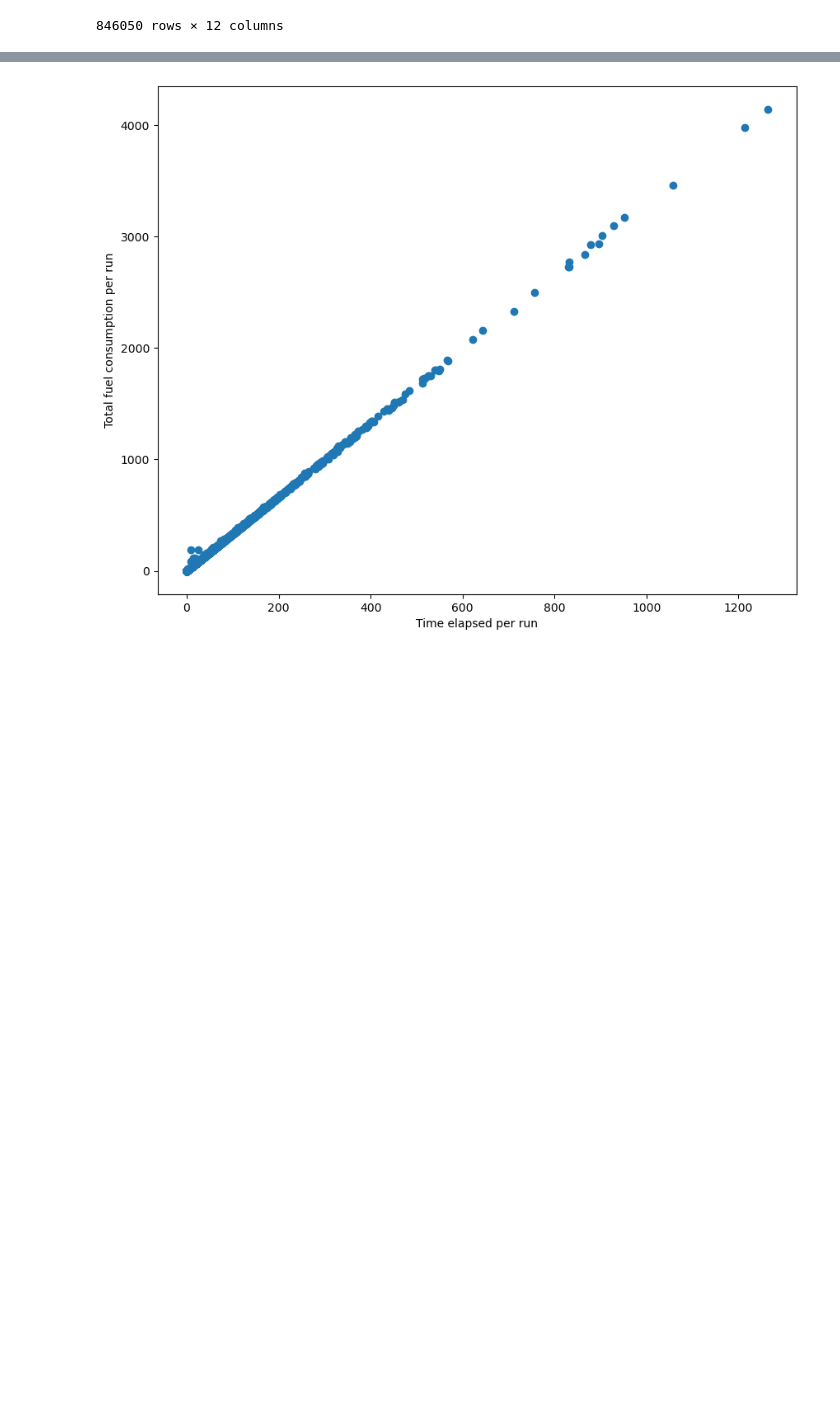
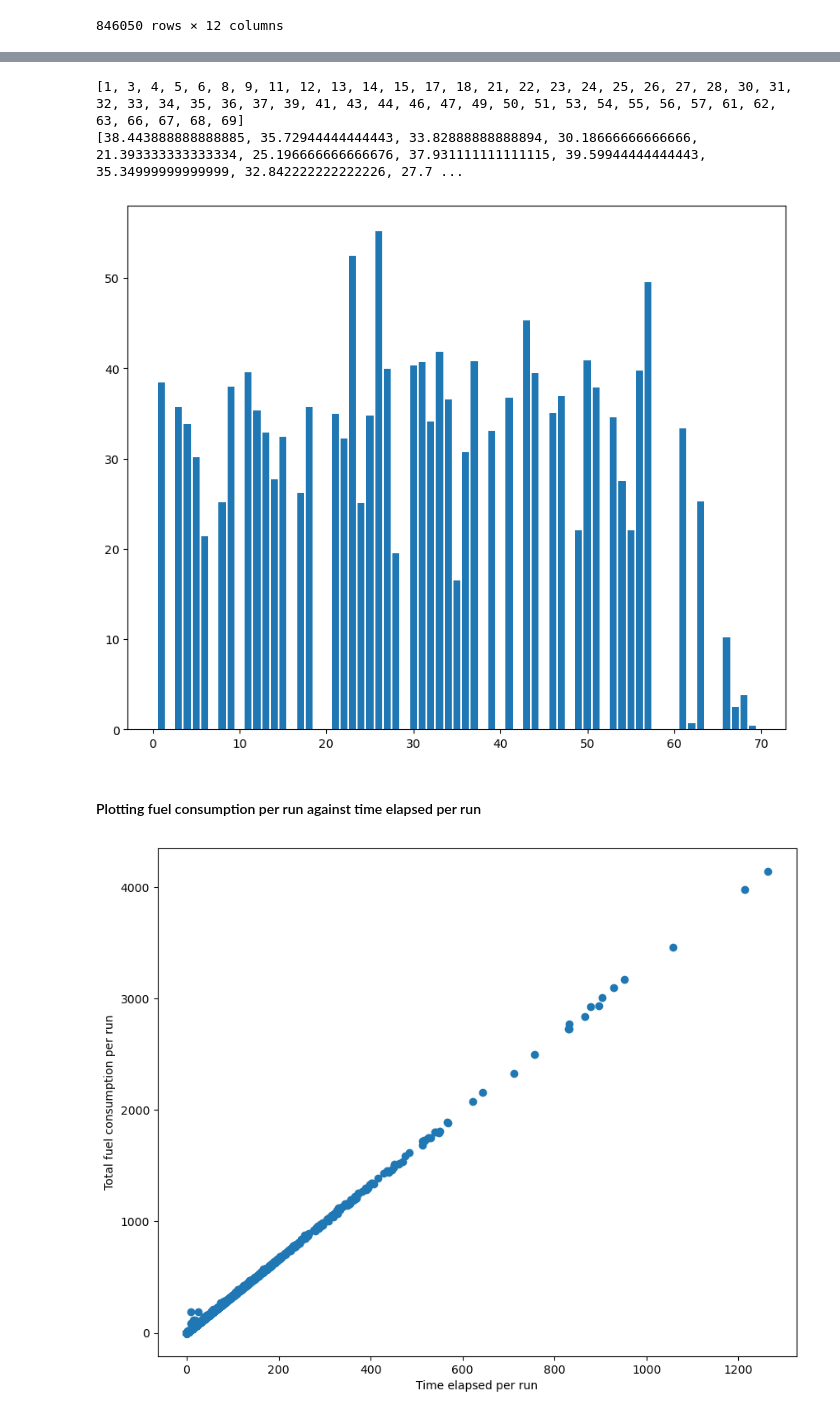
Before and after one commit to baumannkev/QDS_Hacks, a Jupyter notebook: Tracy_QDS_2023.ipynb, the cells around one changed output, grey strips where cells are left out. Cells and saved outputs as stored; diff of their text form; code cells hidden in the pictures; blank space fills up the shorter version.

```diff
--- a/Tracy_QDS_2023.ipynb
+++ b/Tracy_QDS_2023.ipynb
@@ -266,0 +321,4 @@ Total records of TRUCK TYPE 3: 652011
+# %%
+# Sort the cleaned dataset by timestamp
+df_sorted_by_time = df_copy.sort_values(by='TIMESTAMP')
+df_sorted_by_time
@@ -295,21 +419,3 @@ for index, row in df_new.iterrows():
     if (index < 846049) and ((df_new.iloc[index]["TRUCK_ID"] != df_new.iloc[index + 1]["TRUCK_ID"]) or (df_new.iloc[index]["TIMESTAMP"] > df_new.iloc[index + 1]["TIMESTAMP"]) or(((np.datetime64(df_new.iloc[index + 1]["TIMESTAMP"]) - np.datetime64(df_new.iloc[index]["TIMESTAMP"]))/np.timedelta64(1, 'm')) > 10)):
         df_collection_run.append(df_new.iloc[temp_start_index:index+1])
         temp_start_index = index + 1
-# %%
-fuel_consumption = []
-counter = 0
-
-for df in df_collection_run:
-    avg_fuel_rate = sum(df['FUEL_RATE']) / len(df)
-
-    start_time = df.iloc[0]["TIMESTAMP"]
-    end_time = df.iloc[-1]["TIMESTAMP"]
-
-    time_diff = np.datetime64(end_time) - np.datetime64(start_time)
-    time_diff_in_hours = time_diff / np.timedelta64(1, 'h')
-
-    fuel_consumption.append((counter,(avg_fuel_rate * time_diff_in_hours)))
-
-    counter = counter + 1
-
-fuel_consumption
@@ -334,3 +484,33 @@ fuel_consumption
+# %%
+truck_id_to_unproductive_time = []
+
+for unique_id in truck_list:
+    temp_sum = 0
+    for run in sum_nonproductive_time_per_run:
+        if run[0] == unique_id:
+            temp_sum += run[1]
+    truck_id_to_unproductive_time.append((unique_id,temp_sum/60))
+
+unique_truck = []
+time_sum = []
+
+for item in truck_id_to_unproductive_time:
+    unique_truck.append(item[0])
+    time_sum.append(item[1])
+
+print(unique_truck)
+print(time_sum)
+# %% [output]
+[1, 3, 4, 5, 6, 8, 9, 11, 12, 13, 14, 15, 17, 18, 21, 22, 23, 24, 25, 26, 27, 28, 30, 31, 32, 33, 34, 35, 36, 37, 39, 41, 43, 44, 46, 47, 49, 50, 51, 53, 54, 55, 56, 57, 61, 62, 63, 66, 67, 68, 69]
+[38.443888888888885, 35.72944444444443, 33.82888888888894, 30.18666666666666, 21.393333333333334, 25.196666666666676, 37.931111111111115, 39.59944444444443, 35.34999999999999, 32.842222222222226, 27.7 ...
+# %%
+plt.figure()
+plt.bar(unique_truck, time_sum)
+plt.show()
+# %% [output]
+[figure, added]
+# %% [markdown]
+#### Plotting fuel consumption per run against time elapsed per run
 # %%
 run_time_elapsed = []
 
```
Also changed, not shown: parts of 42 cells of this notebook.
